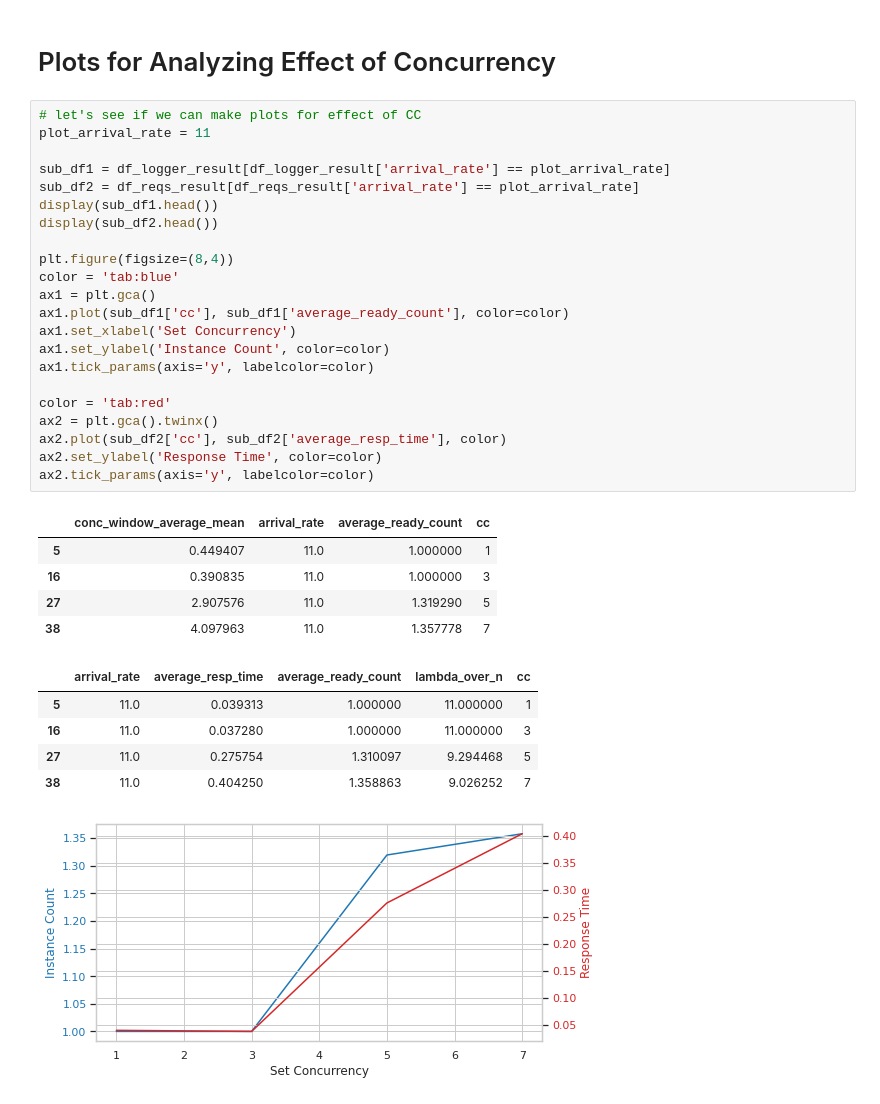
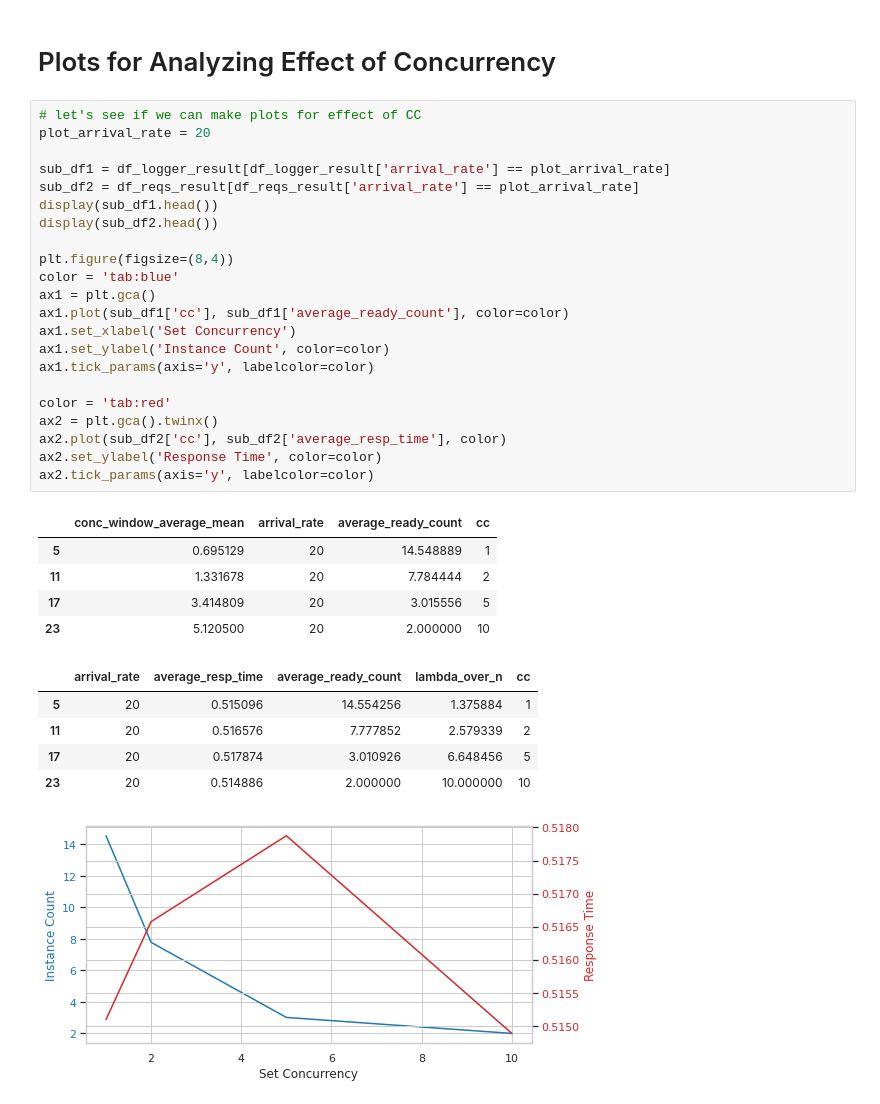
Before and after one commit to pacslab/conc-value-perf-modelling, a Jupyter notebook: experiments/experimenter/parse.ipynb, the cells around one changed output. Drawn from its saved outputs; the diff is of its cells as text.

```diff
--- a/experiments/experimenter/parse.ipynb
+++ b/experiments/experimenter/parse.ipynb
@@ -486,35 +484,35 @@ plt.plot(plt_x, plt_y)
 # Plots for Analyzing Effect of Concurrency
 # %%
 # let's see if we can make plots for effect of CC
-plot_arrival_rate = 11
+plot_arrival_rate = 20
 
 sub_df1 = df_logger_result[df_logger_result['arrival_rate'] == plot_arrival_rate]
 sub_df2 = df_reqs_result[df_reqs_result['arrival_rate'] == plot_arrival_rate]
 display(sub_df1.head())
 display(sub_df2.head())
 
 plt.figure(figsize=(8,4))
 color = 'tab:blue'
 ax1 = plt.gca()
 ax1.plot(sub_df1['cc'], sub_df1['average_ready_count'], color=color)
 ax1.set_xlabel('Set Concurrency')
 ax1.set_ylabel('Instance Count', color=color)
 ax1.tick_params(axis='y', labelcolor=color)
 
 color = 'tab:red'
 ax2 = plt.gca().twinx()
 ax2.plot(sub_df2['cc'], sub_df2['average_resp_time'], color)
 ax2.set_ylabel('Response Time', color=color)
 ax2.tick_params(axis='y', labelcolor=color)
 # %% [output]
 |  | conc_window_average_mean | arrival_rate | average_ready_count | cc |
-| 5 | 0.449407 | 11.0 | 1.000000 | 1 |
-| 16 | 0.390835 | 11.0 | 1.000000 | 3 |
-| 27 | 2.907576 | 11.0 | 1.319290 | 5 |
-| 38 | 4.097963 | 11.0 | 1.357778 | 7 |
+| 5 | 0.695129 | 20 | 14.548889 | 1 |
+| 11 | 1.331678 | 20 | 7.784444 | 2 |
+| 17 | 3.414809 | 20 | 3.015556 | 5 |
+| 23 | 5.120500 | 20 | 2.000000 | 10 |
 |  | arrival_rate | average_resp_time | average_ready_count | lambda_over_n | cc |
-| 5 | 11.0 | 0.039313 | 1.000000 | 11.000000 | 1 |
-| 16 | 11.0 | 0.037280 | 1.000000 | 11.000000 | 3 |
-| 27 | 11.0 | 0.275754 | 1.310097 | 9.294468 | 5 |
-| 38 | 11.0 | 0.404250 | 1.358863 | 9.026252 | 7 |
+| 5 | 20 | 0.515096 | 14.554256 | 1.375884 | 1 |
+| 11 | 20 | 0.516576 | 7.777852 | 2.579339 | 2 |
+| 17 | 20 | 0.517874 | 3.010926 | 6.648456 | 5 |
+| 23 | 20 | 0.514886 | 2.000000 | 10.000000 | 10 |
-[figure, old version]
+[figure, new version]
```
Also changed, not shown: parts of 16 cells of this notebook, 2 other files.
